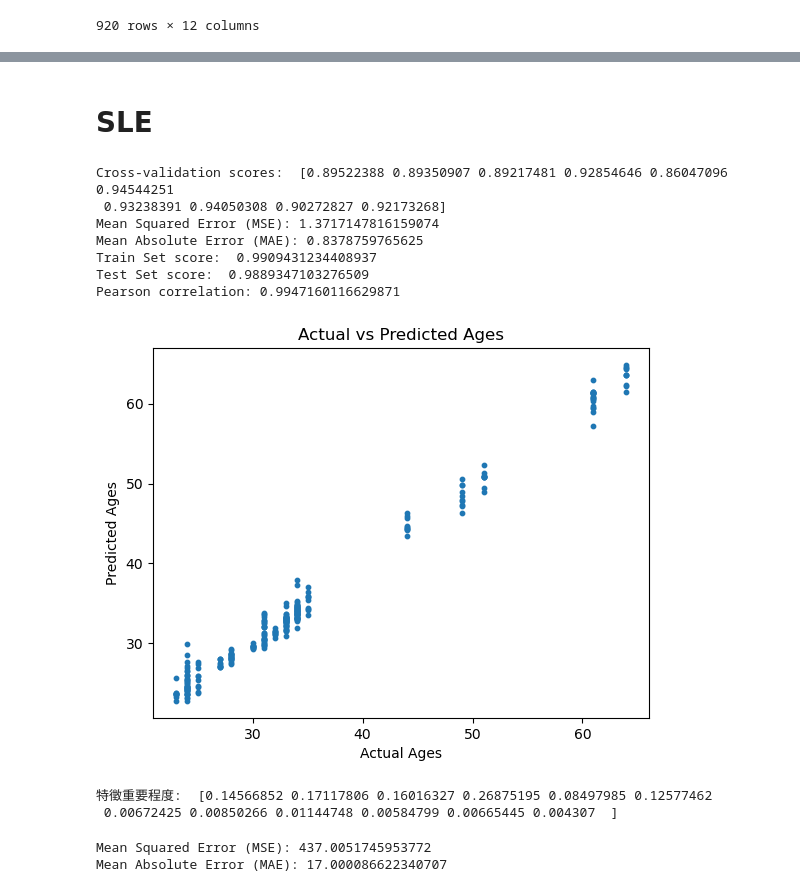
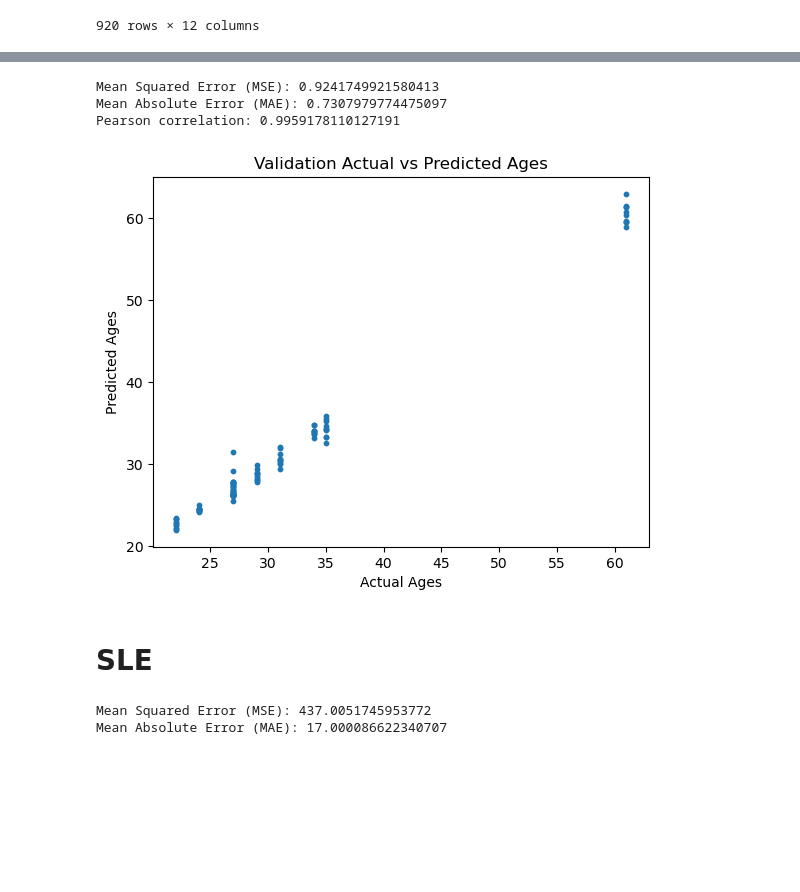
Before and after one commit to benson8902/Research, a Jupyter notebook: Code/Step7 XGBR_data_augmentation_20240303.ipynb, the cells around one changed output, grey strips where cells are left out. Drawn from its saved outputs; the diff is of its cells as text; code cells hidden in the pictures; blank space fills up the shorter version.

```diff
--- a/Code/Step7 XGBR_data_augmentation_20240303.ipynb
+++ b/Code/Step7 XGBR_data_augmentation_20240303.ipynb
@@ -166,3 +236,27 @@ Pearson correlation: 0.9921370950219754
+# %%
+y_pred_valid = xgbrModel.predict(X_validation)
+
+# 計算均方誤差（Mean Squared Error, MSE）
+mse_valid = mean_squared_error(y_validation, y_pred_valid)
+print(f'Mean Squared Error (MSE): {mse_valid}')
+
+# 計算平均絕對誤差（Mean Absolute Error, MAE）
+mae_valid = mean_absolute_error(y_validation, y_pred_valid)
+print(f'Mean Absolute Error (MAE): {mae_valid}')
+
+# 計算皮爾森相關係數
+corr_valid, _ = pearsonr(y_validation, y_pred_valid)
+print(f'Pearson correlation: {corr_valid}')
+plt.scatter(y_validation, y_pred_valid, s=10, label='True')
+plt.xlabel('Actual Ages')
+plt.ylabel('Predicted Ages')
+plt.title('Validation Actual vs Predicted Ages')
+plt.show()
+# %% [output]
+Mean Squared Error (MSE): 0.9241749921580413
+Mean Absolute Error (MAE): 0.7307979774475097
+Pearson correlation: 0.9959178110127191
+[figure, added]
 # %% [markdown]
 # SLE
 # %%
@@ -172,57 +266,6 @@ with open("data_augmentation_GSE174188_SLE.csv", 'r') as file:
 age_SLE = df_SLE["age"].astype(int)
 #df = df.drop(columns = ["mean_DC","std_NK", "std_CD4T", "std_CD8T", "std_B", "std_Monocyte", "std_DC"], axis = 1 )
 df_SLE = df_SLE.drop(columns = "age", axis = 1)
-# %%
-# n_jobs=-1處理器全開
-xgbrModel = xgb.XGBRegressor(n_estimators = 45, n_jobs=-1, max_depth = 4,
-                            colsample_bytree = 1, gamma = 0.1, min_child_weight = 1,
-                            subsample = 0.8, eval_metric="rmse")
-# 創建k折交叉驗證對象
-kf = KFold(n_splits=10, shuffle=True)
-
-# 進行 k-fold cross-validation，例如 k=10
-scores = cross_val_score(xgbrModel, X_train, y_train, cv=kf)
-print('Cross-validation scores: ', scores)
-
-# train model with early stopping
-eval_set = [(X_test, y_test)]
-xgbrModel.fit(X_train, y_train, eval_set=[(X_test, y_test)], verbose=False)
-
-y_pred = xgbrModel.predict(X_test)
-
-# 計算均方誤差（Mean Squared Error, MSE）
-mse = mean_squared_error(y_test, y_pred)
-print(f'Mean Squared Error (MSE): {mse}')
-
-# 計算平均絕對誤差（Mean Absolute Error, MAE）
-mae = mean_absolute_error(y_test, y_pred)
-print(f'Mean Absolute Error (MAE): {mae}')
-
-# 預測成功的比例
-print('Train Set score: ',xgbrModel.score(X_train,y_train))
-print('Test Set score: ',xgbrModel.score(X_test,y_test))
-# 計算皮爾森相關係數
-corr, _ = pearsonr(y_test, y_pred)
-print(f'Pearson correlation: {corr}')
-plt.scatter(y_test, y_pred, s=10, label='True')
-plt.xlabel('Actual Ages')
-plt.ylabel('Predicted Ages')
-plt.title('Actual vs Predicted Ages')
-plt.show()
-
-
-print('特徵重要程度: ',xgbrModel.feature_importances_)
-# %% [output]
-Cross-validation scores:  [0.89522388 0.89350907 0.89217481 0.92854646 0.86047096 0.94544251
- 0.93238391 0.94050308 0.90272827 0.92173268]
-Mean Squared Error (MSE): 1.3717147816159074
-Mean Absolute Error (MAE): 0.8378759765625
-Train Set score:  0.9909431234408937
-Test Set score:  0.9889347103276509
-Pearson correlation: 0.9947160116629871
-[figure, removed]
-特徵重要程度:  [0.14566852 0.17117806 0.16016327 0.26875195 0.08497985 0.12577462
- 0.00672425 0.00850266 0.01144748 0.00584799 0.00665445 0.004307  ]
 # %%
 SLE_pred = xgbrModel.predict(df_SLE)
 
```
Also changed, not shown: parts of 6 cells of this notebook.
